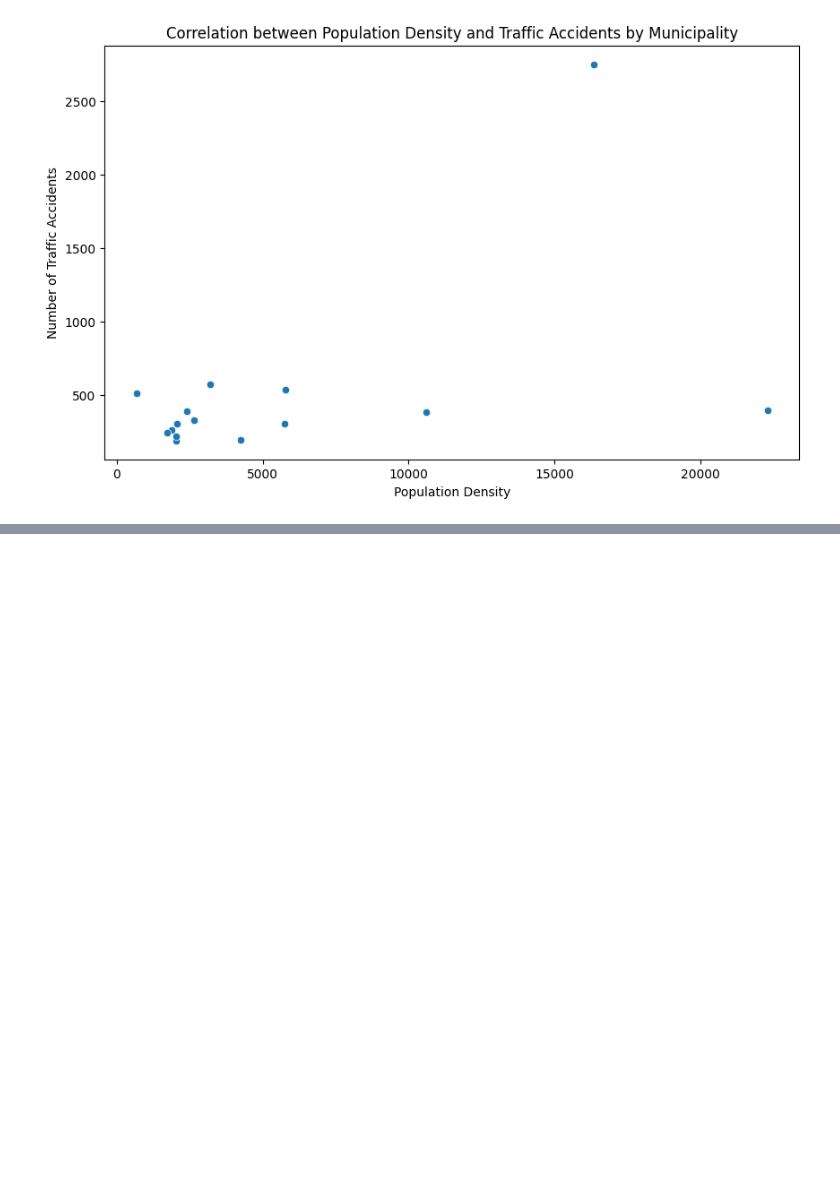
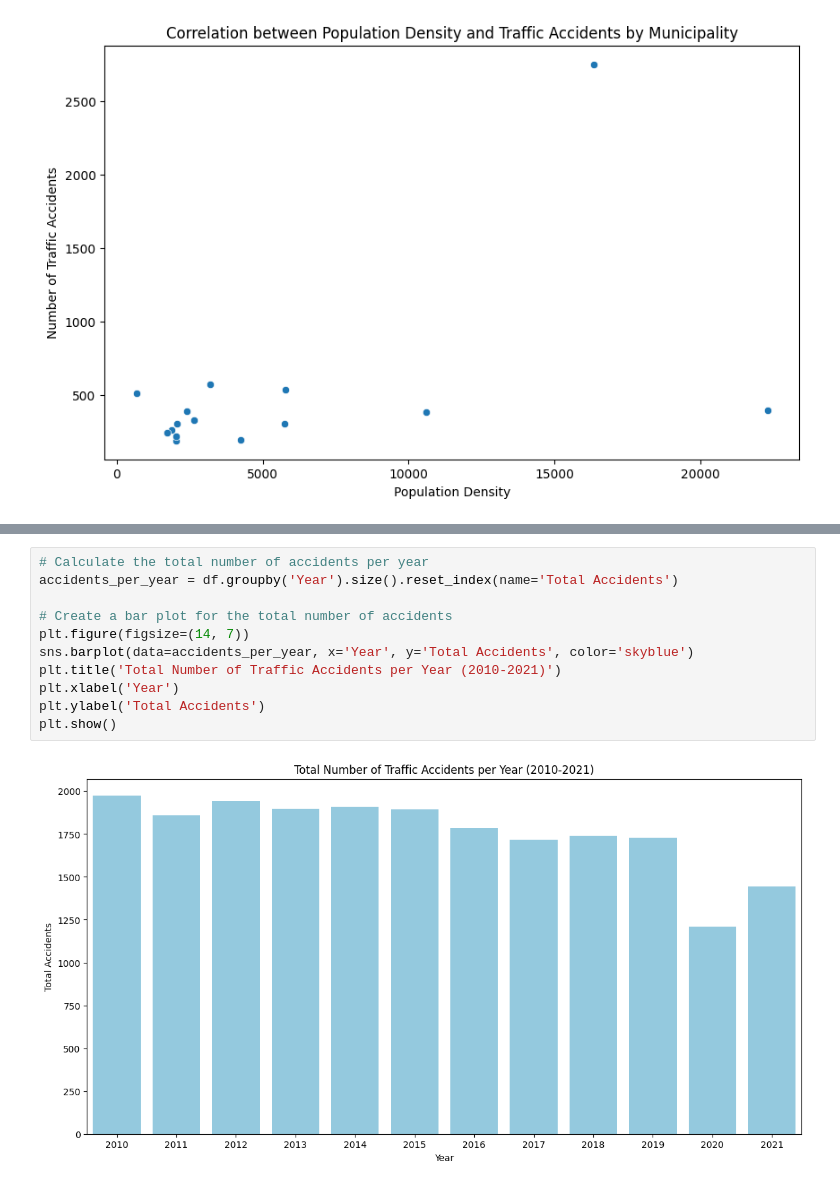
Before and after one commit to Hugo-SEQUIER/ocean-protocol, a Jupyter notebook: Traffic Accidents Cataluña/data-viz.ipynb, the cells around one changed output, grey strips where cells are left out. Cells and saved outputs as stored; diff of their text form; blank space fills up the shorter version.

```diff
--- a/Traffic Accidents Cataluña/data-viz.ipynb
+++ b/Traffic Accidents Cataluña/data-viz.ipynb
@@ -269,0 +284,13 @@ array(['Alt Camp', 'Alt Empordà', 'Alt Penedès', 'Alt Urgell',
+# %%
+# Calculate the total number of accidents per year
+accidents_per_year = df.groupby('Year').size().reset_index(name='Total Accidents')
+
+# Create a bar plot for the total number of accidents
+plt.figure(figsize=(14, 7))
+sns.barplot(data=accidents_per_year, x='Year', y='Total Accidents', color='skyblue')
+plt.title('Total Number of Traffic Accidents per Year (2010-2021)')
+plt.xlabel('Year')
+plt.ylabel('Total Accidents')
+plt.show()
+# %% [output]
+[figure, added]
```
Also changed, not shown: parts of 13 cells of this notebook, 3 other files.
